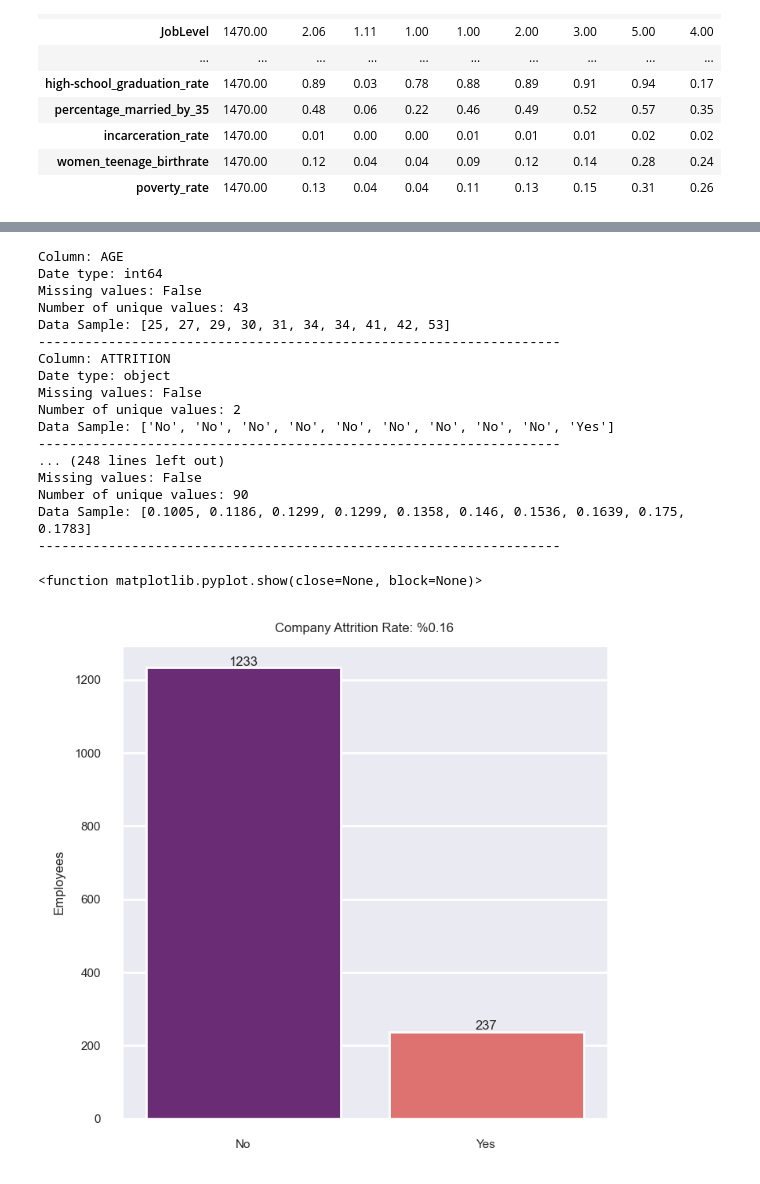
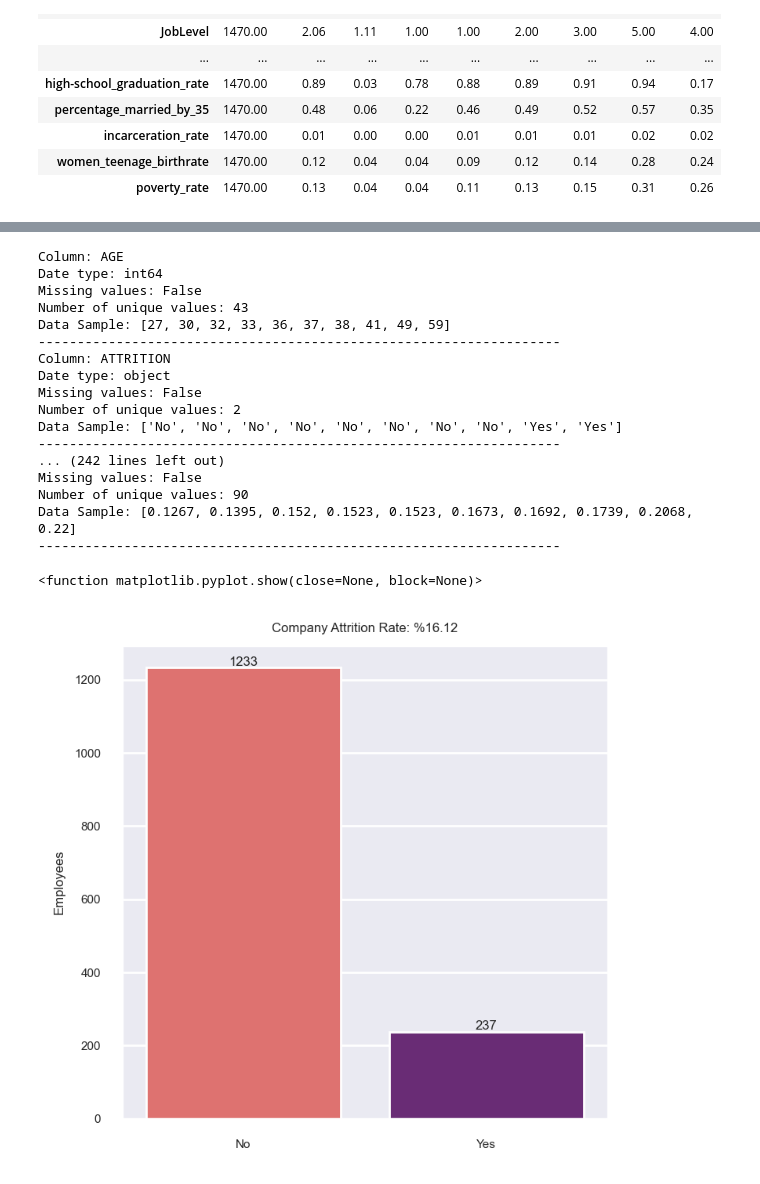
Before and after one commit to mijailmariano/drivers_of_workplace_equity, a Jupyter notebook: exploration.ipynb, the cells around one changed output, grey strips where cells are left out. Drawn from its saved outputs; the diff is of its cells as text; code cells hidden in the pictures.

```diff
--- a/exploration.ipynb
+++ b/exploration.ipynb
@@ -316,0 +335,5 @@ df.head()
+# %%
+# setting employee number as the index for future referencing and attrition modeling/predictions
+
+df = df.set_index("employee_number").sort_index().rename_axis(None)
+df.head()
@@ -317,44 +347,43 @@ df.head()
 # %%
 # let's see loop through and inspect columns and unique values
 
-with pd.option_context('display.max_rows', None,):
-    for col in df.columns:
-        print(f'Column: {col.upper()}')
-        print(f'Date type: {df[col].dtype}')
-        print(f'Missing values: {df[col].isnull().any()}')
-        print(f'Number of unique values: {df[col].nunique()}')
-        print(f'Data Sample: {list(df[col].head(10).sort_values())}')
-        print('-------------------------------------------------------------------')
+for col in df.columns:
+    print(f'Column: {col.upper()}')
+    print(f'Date type: {df[col].dtype}')
+    print(f'Missing values: {df[col].isnull().any()}')
+    print(f'Number of unique values: {df[col].nunique()}')
+    print(f'Data Sample: {list(df[col].head(10).sort_values())}')
+    print('-------------------------------------------------------------------')
 # %% [output]
 Column: AGE
 Date type: int64
 Missing values: False
 Number of unique values: 43
-Data Sample: [25, 27, 29, 30, 31, 34, 34, 41, 42, 53]
+Data Sample: [27, 30, 32, 33, 36, 37, 38, 41, 49, 59]
 -------------------------------------------------------------------
 Column: ATTRITION
 Date type: object
 Missing values: False
 Number of unique values: 2
-Data Sample: ['No', 'No', 'No', 'No', 'No', 'No', 'No', 'No', 'No', 'Yes']
+Data Sample: ['No', 'No', 'No', 'No', 'No', 'No', 'No', 'No', 'Yes', 'Yes']
 -------------------------------------------------------------------
-... (248 lines left out)
+... (242 lines left out)
 Missing values: False
 Number of unique values: 90
-Data Sample: [0.1005, 0.1186, 0.1299, 0.1299, 0.1358, 0.146, 0.1536, 0.1639, 0.175, 0.1783]
+Data Sample: [0.1267, 0.1395, 0.152, 0.1523, 0.1523, 0.1673, 0.1692, 0.1739, 0.2068, 0.22]
 -------------------------------------------------------------------
 # %%
 # let's examine the target variable
 plt.figure(figsize = (4, 4))
 sns.set(font_scale = 0.5)
 
-ax = sns.countplot(df["attrition"], palette="magma")
+ax = sns.countplot(df["attrition"].sort_values(), palette="magma_r")
 
 ax.bar_label(ax.containers[0])
-plt.title('Company Attrition Rate: %{:.2f}'.format(len(df[df["attrition"] == "Yes"])/df.shape[0]))
+plt.title('Company Attrition Rate: %{:.2f}'.format((len(df[df["attrition"] == "Yes"])/df.shape[0])*100))
 plt.xlabel(None)
 plt.ylabel("Employees")
 plt.show
 # %% [output]
 <function matplotlib.pyplot.show(close=None, block=None)>
-[figure, old version]
+[figure, new version]
```
Also changed, not shown: parts of 10 cells of this notebook, 1 other file.
